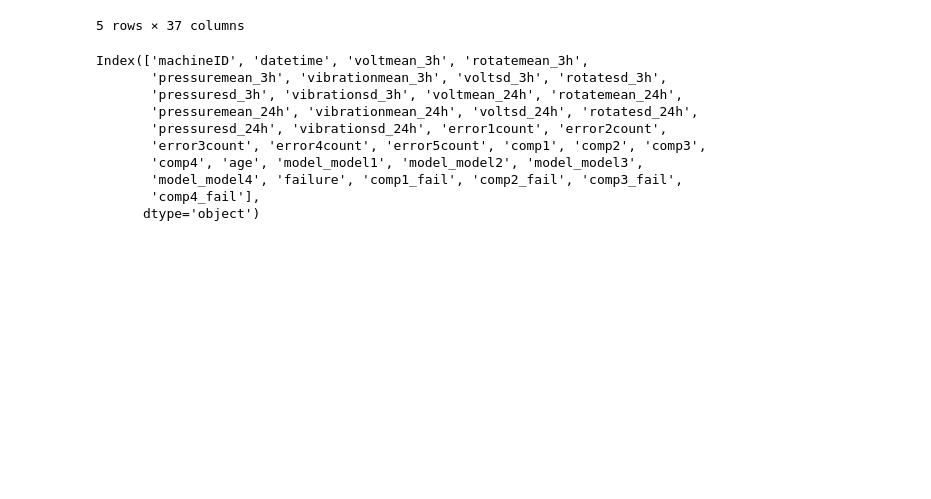
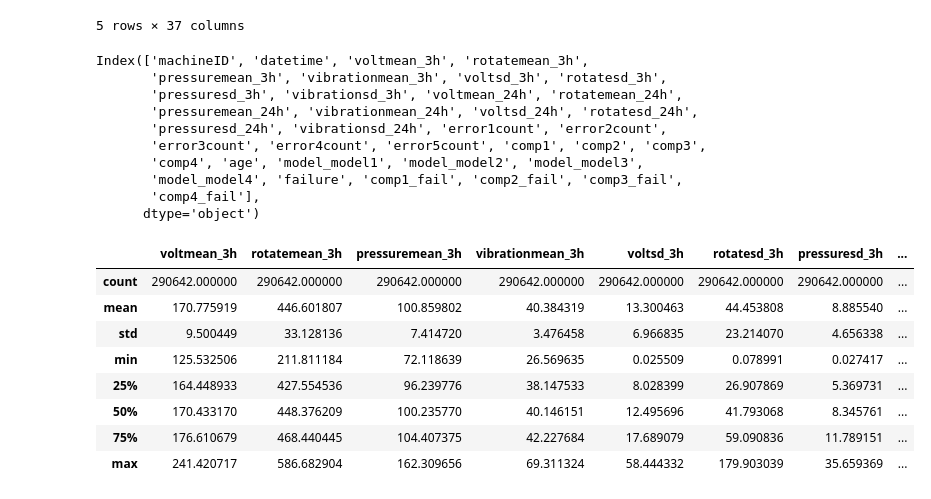
Before and after one commit to gpanagioto/-mbml-predictive-maintenance, a Jupyter notebook: milestone.ipynb, the cells around one changed output. Saved outputs shown, nothing was run; the diff lists cells and outputs as text; code cells hidden in the pictures; blank space fills up the shorter version.

```diff
--- a/milestone.ipynb
+++ b/milestone.ipynb
@@ -354,3 +355,15 @@ Index(['machineID', 'datetime', 'voltmean_3h', 'rotatemean_3h',
        'model_model4', 'failure', 'comp1_fail', 'comp2_fail', 'comp3_fail',
        'comp4_fail'],
       dtype='object')
+# %%
+labeled_features.loc[:,'voltmean_3h':'vibrationsd_3h'].describe()
+# %% [output]
+|  | voltmean_3h | rotatemean_3h | pressuremean_3h | vibrationmean_3h | voltsd_3h | rotatesd_3h | pressuresd_3h | ... |
+| count | 290642.000000 | 290642.000000 | 290642.000000 | 290642.000000 | 290642.000000 | 290642.000000 | 290642.000000 | ... |
+| mean | 170.775919 | 446.601807 | 100.859802 | 40.384319 | 13.300463 | 44.453808 | 8.885540 | ... |
+| std | 9.500449 | 33.128136 | 7.414720 | 3.476458 | 6.966835 | 23.214070 | 4.656338 | ... |
+| min | 125.532506 | 211.811184 | 72.118639 | 26.569635 | 0.025509 | 0.078991 | 0.027417 | ... |
+| 25% | 164.448933 | 427.554536 | 96.239776 | 38.147533 | 8.028399 | 26.907869 | 5.369731 | ... |
+| 50% | 170.433170 | 448.376209 | 100.235770 | 40.146151 | 12.495696 | 41.793068 | 8.345761 | ... |
+| 75% | 176.610679 | 468.440445 | 104.407375 | 42.227684 | 17.689079 | 59.090836 | 11.789151 | ... |
+| max | 241.420717 | 586.682904 | 162.309656 | 69.311324 | 58.444332 | 179.903039 | 35.659369 | ... |
```
Also changed, not shown: parts of 5 cells of this notebook.
